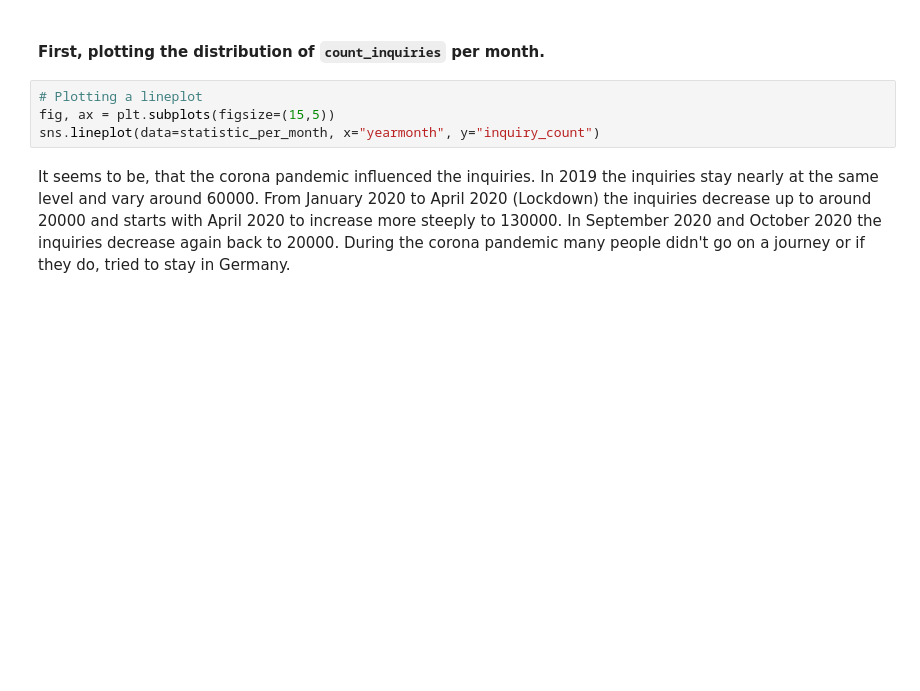
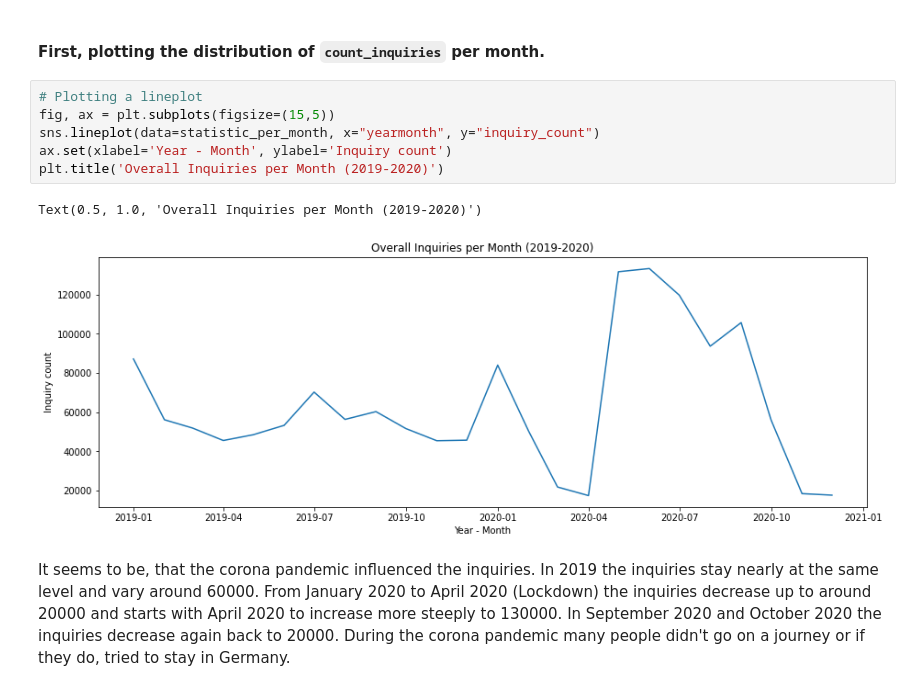
Before and after one commit to neue-fische-traum/traum-preis, a Jupyter notebook: EDA/EDA_notebook_7_statistics.ipynb, the cells around one changed output. Saved outputs shown, nothing was run; the diff lists cells and outputs as text; blank space fills up the shorter version.

```diff
--- a/EDA/EDA_notebook_7_statistics.ipynb
+++ b/EDA/EDA_notebook_7_statistics.ipynb
@@ -85,7 +182,12 @@ statistic_id_month.to_csv('../data/statistic_id_month_20210721.csv')
 # %%
 # Plotting a lineplot
 fig, ax = plt.subplots(figsize=(15,5))
 sns.lineplot(data=statistic_per_month, x="yearmonth", y="inquiry_count")
+ax.set(xlabel='Year - Month', ylabel='Inquiry count')
+plt.title('Overall Inquiries per Month (2019-2020)')
+# %% [output]
+Text(0.5, 1.0, 'Overall Inquiries per Month (2019-2020)')
+[figure, added]
 # %% [markdown]
 It seems to be, that the corona pandemic influenced the inquiries. In 2019 the inquiries stay nearly at the same level and vary around 60000. From January 2020 to April 2020 (Lockdown) the inquiries decrease up to around 20000 and starts with April 2020 to increase more steeply to 130000. In September 2020 and October 2020 the inquiries decrease again back to 20000. During the corona pandemic many people didn't go on a journey or if they do, tried to stay in Germany.
 # %% [markdown]
```
Also changed, not shown: parts of 20 cells of this notebook, 1 other file.
